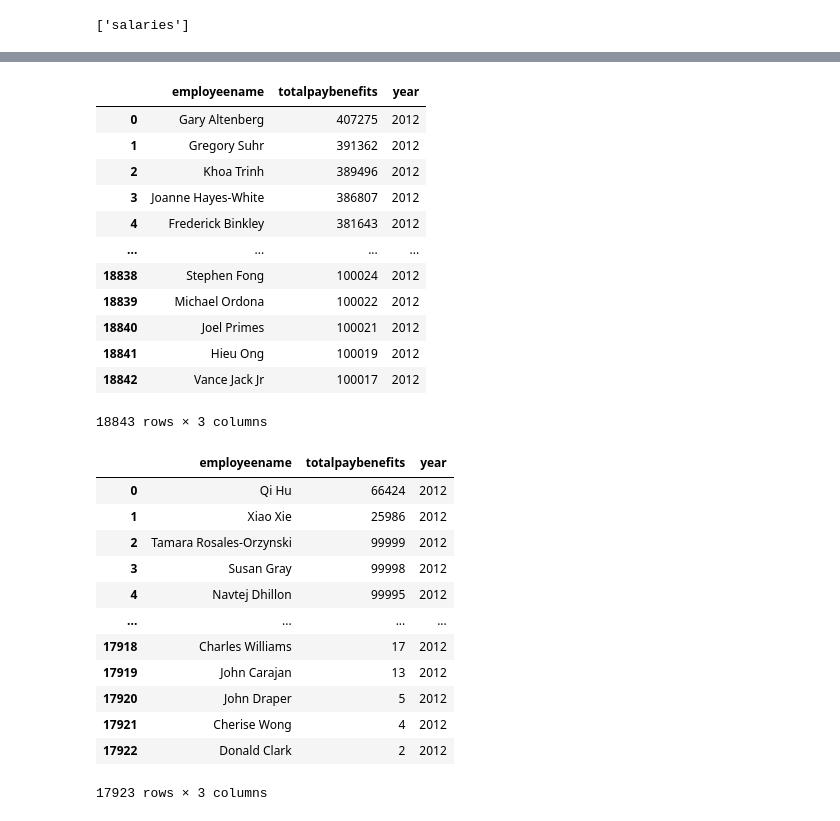
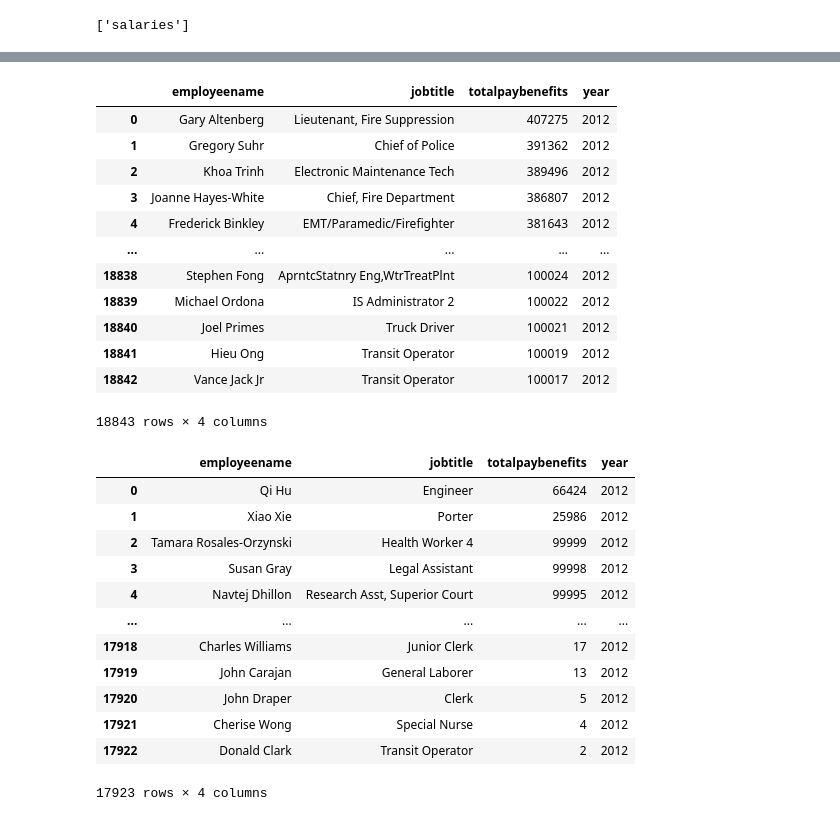
Before and after one commit to lina3362/ETL---Project, a Jupyter notebook: SF Salary 2011/Untitled.ipynb, the cells around one changed output, grey strips where cells are left out. Drawn from its saved outputs; the diff is of its cells as text; code cells hidden in the pictures.

```diff
--- a/SF Salary 2011/Untitled.ipynb
+++ b/SF Salary 2011/Untitled.ipynb
@@ -78,41 +71,41 @@ employee_2011_lesspay
 # %%
-employee_2012_rich = pd.read_sql(''' SELECT EmployeeName, totalpaybenefits, Year
+employee_2012_rich = pd.read_sql(''' SELECT EmployeeName, jobtitle, totalpaybenefits, Year
                                 FROM Salaries
                                 WHERE Year = '2012' AND totalpaybenefits >= '100000'
                                        ''', conn)
 employee_2012_rich
 # %% [output]
-|  | employeename | totalpaybenefits | year |
-| 0 | Gary Altenberg | 407275 | 2012 |
-| 1 | Gregory Suhr | 391362 | 2012 |
-| 2 | Khoa Trinh | 389496 | 2012 |
-| 3 | Joanne Hayes-White | 386807 | 2012 |
-| 4 | Frederick Binkley | 381643 | 2012 |
-| ... | ... | ... | ... |
-| 18838 | Stephen Fong | 100024 | 2012 |
-| 18839 | Michael Ordona | 100022 | 2012 |
-| 18840 | Joel Primes | 100021 | 2012 |
-| 18841 | Hieu Ong | 100019 | 2012 |
-| 18842 | Vance Jack Jr | 100017 | 2012 |
+|  | employeename | jobtitle | totalpaybenefits | year |
+| 0 | Gary Altenberg | Lieutenant, Fire Suppression | 407275 | 2012 |
+| 1 | Gregory Suhr | Chief of Police | 391362 | 2012 |
+| 2 | Khoa Trinh | Electronic Maintenance Tech | 389496 | 2012 |
+| 3 | Joanne Hayes-White | Chief, Fire Department | 386807 | 2012 |
+| 4 | Frederick Binkley | EMT/Paramedic/Firefighter | 381643 | 2012 |
+| ... | ... | ... | ... | ... |
+| 18838 | Stephen Fong | AprntcStatnry Eng,WtrTreatPlnt | 100024 | 2012 |
+| 18839 | Michael Ordona | IS Administrator 2 | 100022 | 2012 |
+| 18840 | Joel Primes | Truck Driver | 100021 | 2012 |
+| 18841 | Hieu Ong | Transit Operator | 100019 | 2012 |
+| 18842 | Vance Jack Jr | Transit Operator | 100017 | 2012 |
-18843 rows × 3 columns
+18843 rows × 4 columns
 # %%
-employee_2012_lesspay = pd.read_sql(''' SELECT EmployeeName, totalpaybenefits, Year
+employee_2012_lesspay = pd.read_sql(''' SELECT EmployeeName, jobtitle, totalpaybenefits, Year
                                 FROM Salaries
                                 WHERE Year = '2012' AND totalpaybenefits < '100000'
                                        ''', conn)
 employee_2012_lesspay
 # %% [output]
-|  | employeename | totalpaybenefits | year |
-| 0 | Qi Hu | 66424 | 2012 |
-| 1 | Xiao Xie | 25986 | 2012 |
-| 2 | Tamara Rosales-Orzynski | 99999 | 2012 |
-| 3 | Susan Gray | 99998 | 2012 |
-| 4 | Navtej Dhillon | 99995 | 2012 |
-| ... | ... | ... | ... |
-| 17918 | Charles Williams | 17 | 2012 |
-| 17919 | John Carajan | 13 | 2012 |
-| 17920 | John Draper | 5 | 2012 |
-| 17921 | Cherise Wong | 4 | 2012 |
-| 17922 | Donald Clark | 2 | 2012 |
+|  | employeename | jobtitle | totalpaybenefits | year |
+| 0 | Qi Hu | Engineer | 66424 | 2012 |
+| 1 | Xiao Xie | Porter | 25986 | 2012 |
+| 2 | Tamara Rosales-Orzynski | Health Worker 4 | 99999 | 2012 |
+| 3 | Susan Gray | Legal Assistant | 99998 | 2012 |
+| 4 | Navtej Dhillon | Research Asst, Superior Court | 99995 | 2012 |
+| ... | ... | ... | ... | ... |
+| 17918 | Charles Williams | Junior Clerk | 17 | 2012 |
+| 17919 | John Carajan | General Laborer | 13 | 2012 |
+| 17920 | John Draper | Clerk | 5 | 2012 |
+| 17921 | Cherise Wong | Special Nurse | 4 | 2012 |
+| 17922 | Donald Clark | Transit Operator | 2 | 2012 |
-17923 rows × 3 columns
+17923 rows × 4 columns
 # %%
```
Also changed, not shown: parts of 8 cells of this notebook.
